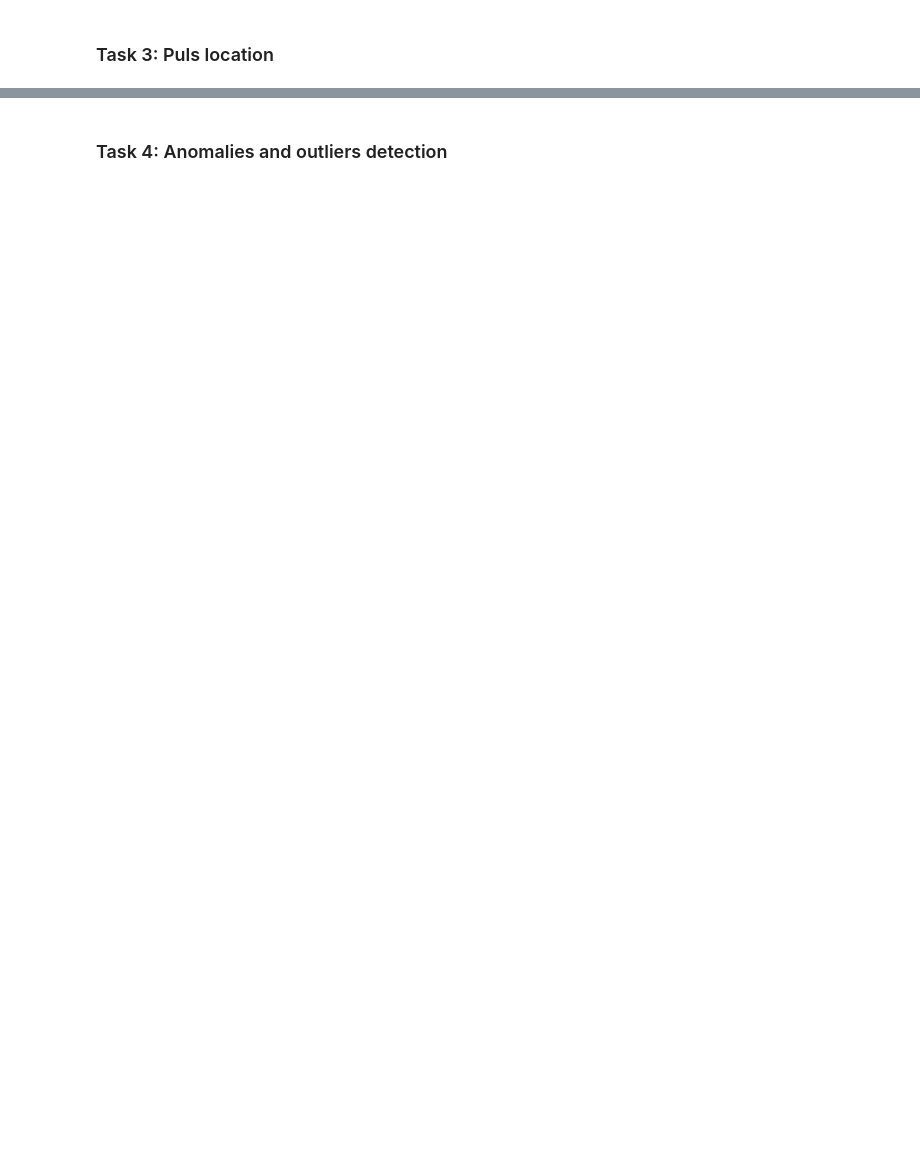
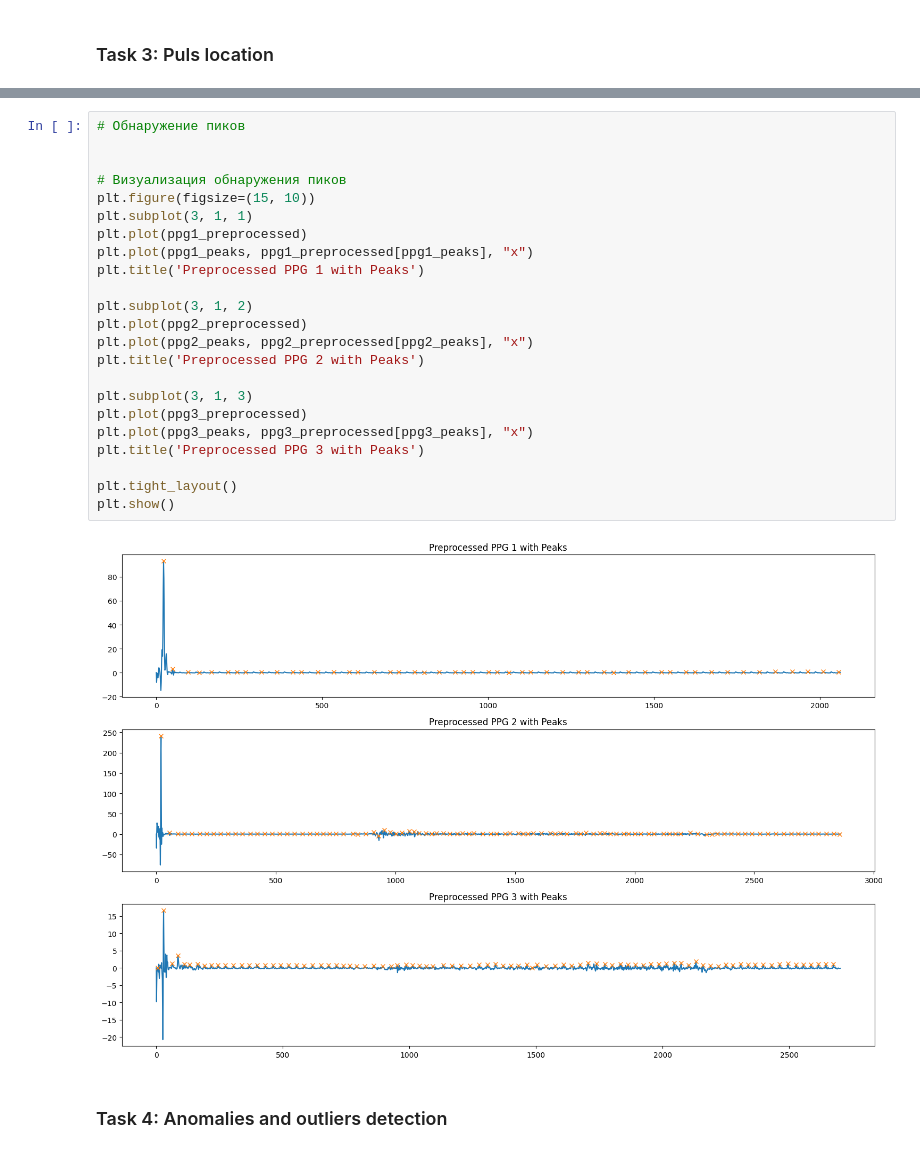
Before and after one commit to dniprocat/Corio-Signal-Processing-Assignment, a Jupyter notebook: ECG-PPG processing.ipynb, the cells around one changed output, grey strips where cells are left out. Drawn from its saved outputs; the diff is of its cells as text; blank space fills up the shorter version.

```diff
--- a/ECG-PPG processing.ipynb
+++ b/ECG-PPG processing.ipynb
@@ -212,2 +273,27 @@ plt.show()
+# %%
+# Обнаружение пиков
+
+
+# Визуализация обнаружения пиков
+plt.figure(figsize=(15, 10))
+plt.subplot(3, 1, 1)
+plt.plot(ppg1_preprocessed)
+plt.plot(ppg1_peaks, ppg1_preprocessed[ppg1_peaks], "x")
+plt.title('Preprocessed PPG 1 with Peaks')
+
+plt.subplot(3, 1, 2)
+plt.plot(ppg2_preprocessed)
+plt.plot(ppg2_peaks, ppg2_preprocessed[ppg2_peaks], "x")
+plt.title('Preprocessed PPG 2 with Peaks')
+
+plt.subplot(3, 1, 3)
+plt.plot(ppg3_preprocessed)
+plt.plot(ppg3_peaks, ppg3_preprocessed[ppg3_peaks], "x")
+plt.title('Preprocessed PPG 3 with Peaks')
+
+plt.tight_layout()
+plt.show()
+# %% [output]
+[figure, added]
 # %% [markdown]
 ### Task 4: Anomalies and outliers detection
```
Also changed, not shown: parts of 13 cells of this notebook.
